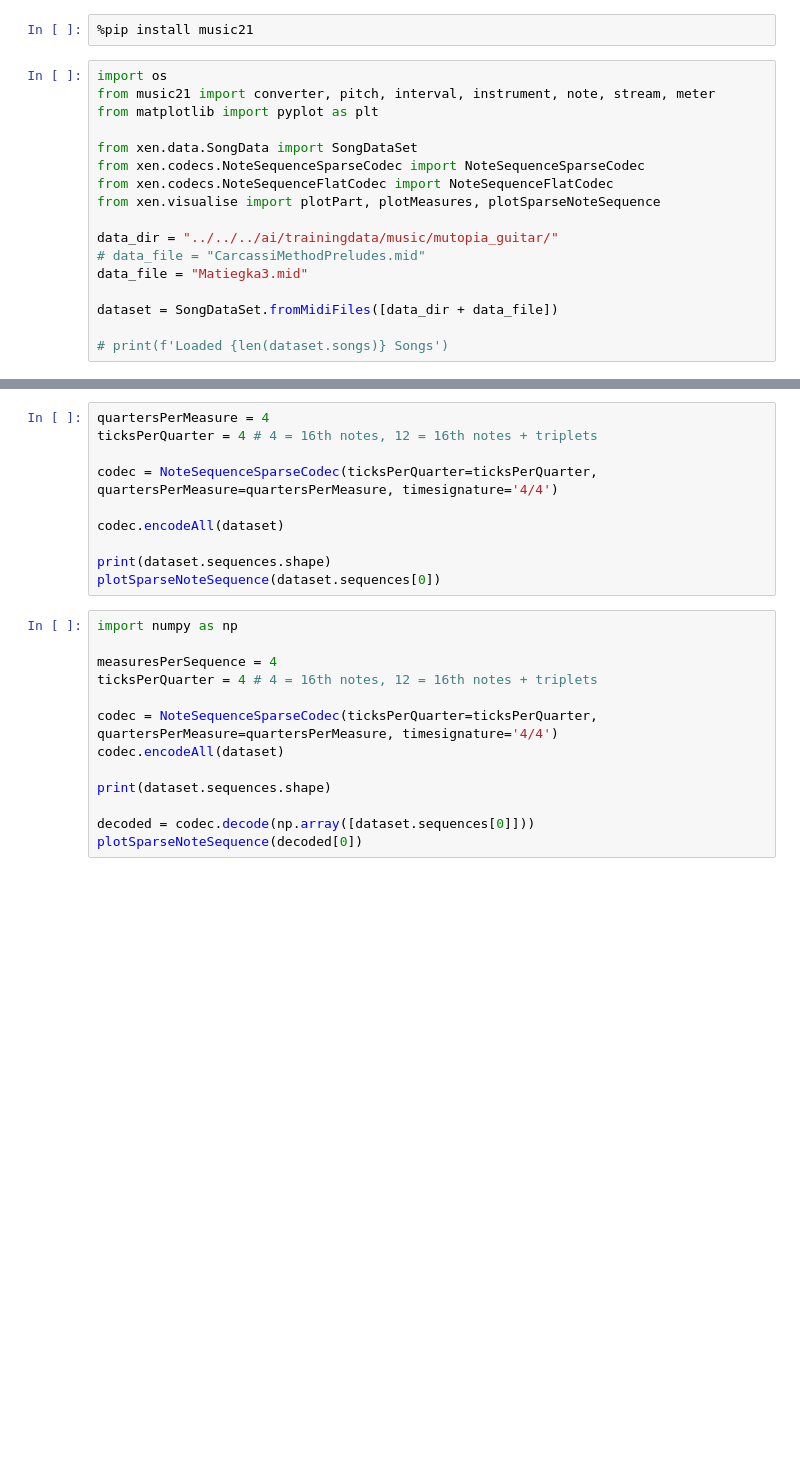
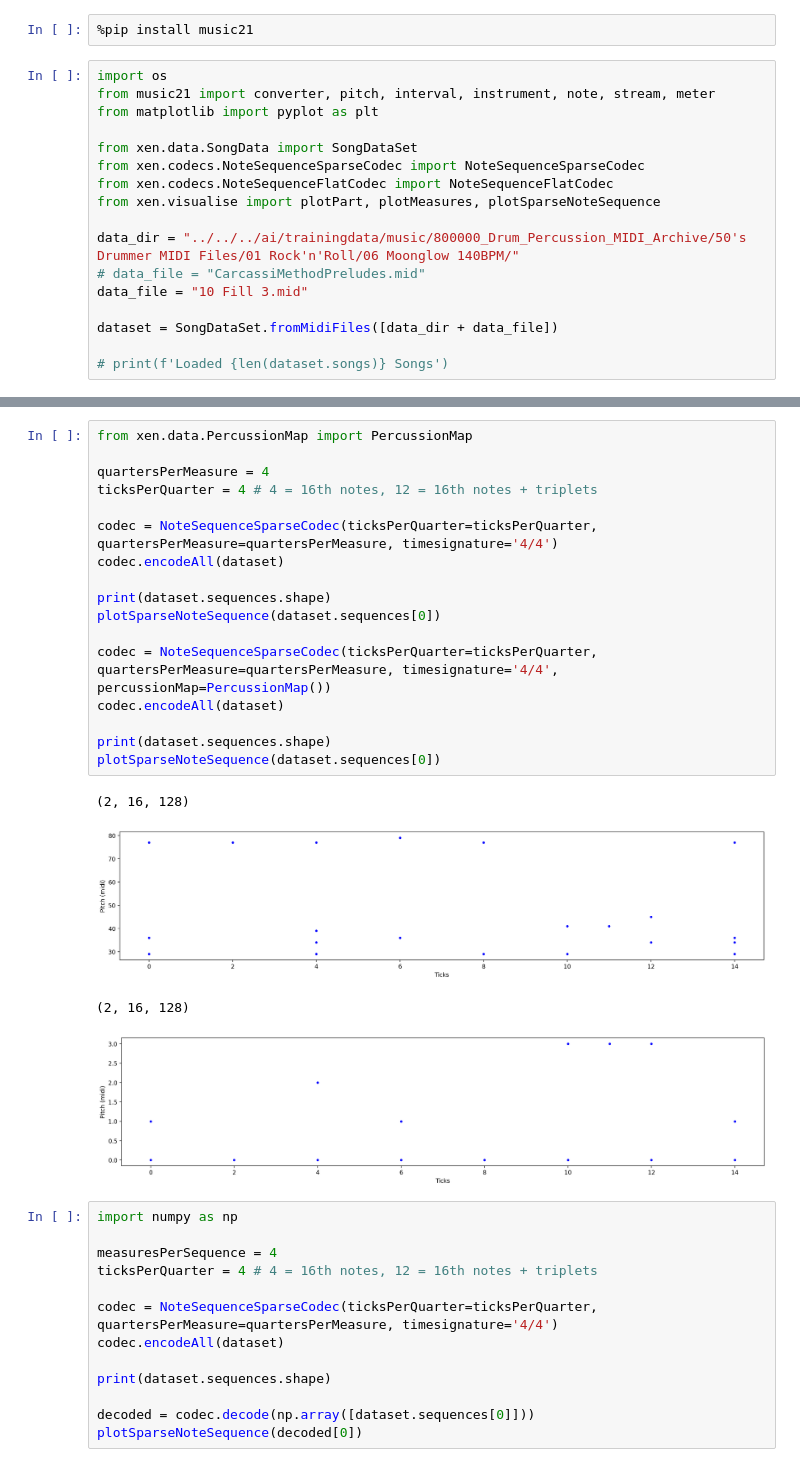
Before and after one commit to pigatron-industries/xen_machinelearning, a Jupyter notebook: python/data_visualise.ipynb, the cells around one changed output, grey strips where cells are left out. Saved outputs shown, nothing was run; the diff lists cells and outputs as text; blank space fills up the shorter version.

Commit message:
add percussion mapping + traning enhancements

```diff
--- a/python/data_visualise.ipynb
+++ b/python/data_visualise.ipynb
@@ -10,9 +10,9 @@ from xen.codecs.NoteSequenceSparseCodec import NoteSequenceSparseCodec
 from xen.codecs.NoteSequenceFlatCodec import NoteSequenceFlatCodec
 from xen.visualise import plotPart, plotMeasures, plotSparseNoteSequence
 
-data_dir = "../../../ai/trainingdata/music/mutopia_guitar/"
+data_dir = "../../../ai/trainingdata/music/800000_Drum_Percussion_MIDI_Archive/50's Drummer MIDI Files/01 Rock'n'Roll/06 Moonglow 140BPM/"
 # data_file = "CarcassiMethodPreludes.mid"
-data_file = "Matiegka3.mid"
+data_file = "10 Fill 3.mid"
 
 dataset = SongDataSet.fromMidiFiles([data_dir + data_file])
 
@@ -31,13 +41,25 @@ for part in dataset.songs[0].score.getElementsByClass(stream.Part):
 # %%
+from xen.data.PercussionMap import PercussionMap
+
 quartersPerMeasure = 4
 ticksPerQuarter = 4 # 4 = 16th notes, 12 = 16th notes + triplets
 
 codec = NoteSequenceSparseCodec(ticksPerQuarter=ticksPerQuarter, quartersPerMeasure=quartersPerMeasure, timesignature='4/4')
-
 codec.encodeAll(dataset)
 
 print(dataset.sequences.shape)
 plotSparseNoteSequence(dataset.sequences[0])
+
+codec = NoteSequenceSparseCodec(ticksPerQuarter=ticksPerQuarter, quartersPerMeasure=quartersPerMeasure, timesignature='4/4', percussionMap=PercussionMap())
+codec.encodeAll(dataset)
+
+print(dataset.sequences.shape)
+plotSparseNoteSequence(dataset.sequences[0])
+# %% [output]
+(2, 16, 128)
+[figure, added]
+(2, 16, 128)
+[figure, added]
 # %%
 import numpy as np
 
```
Also changed, not shown: parts of 3 cells of this notebook, 8 other files.
